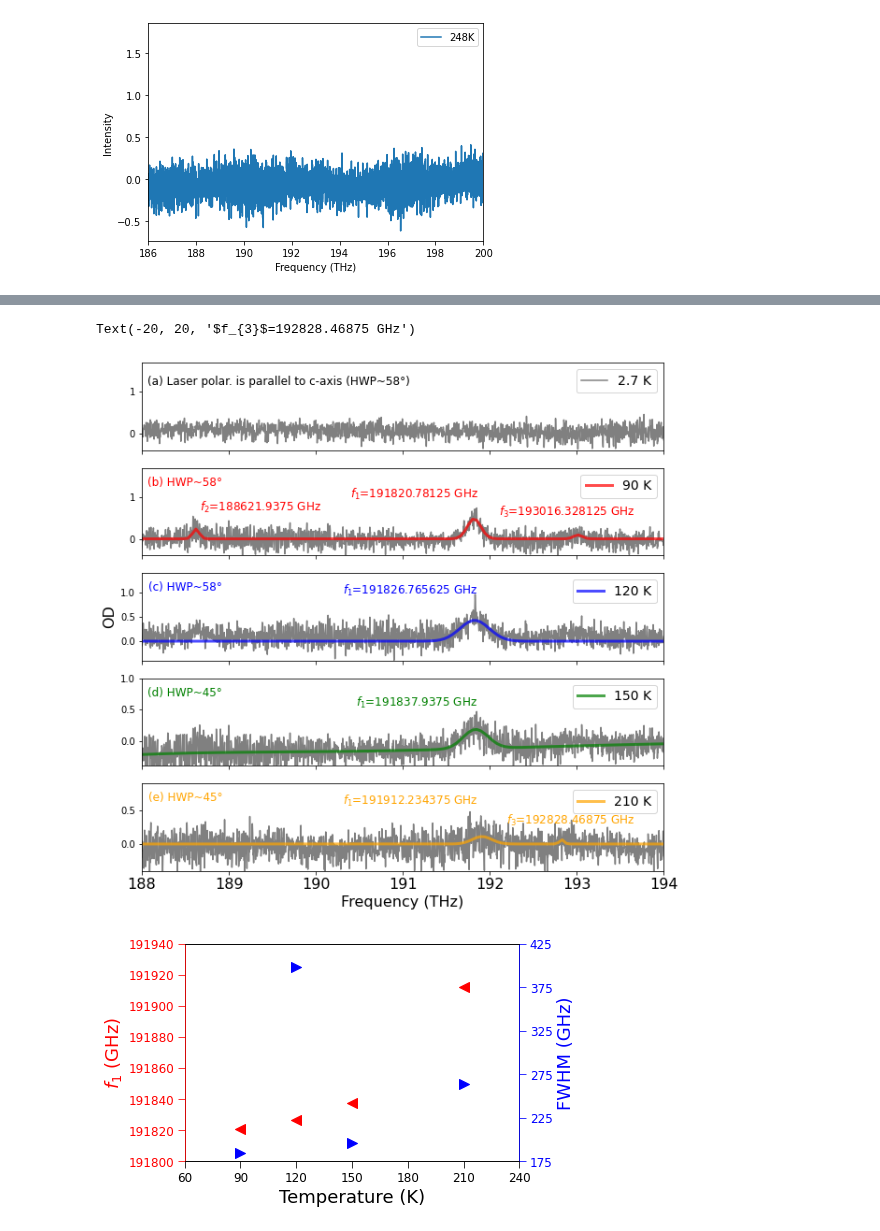
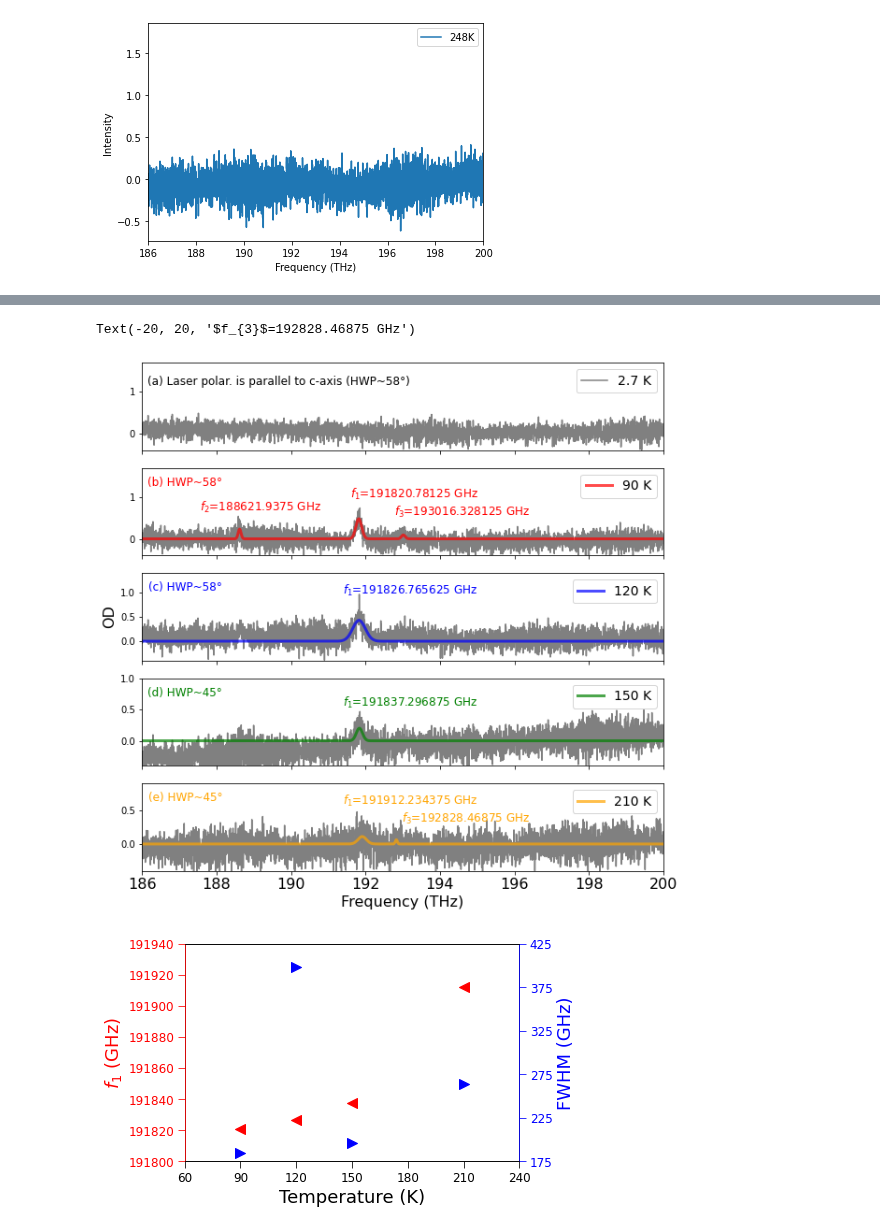
Before and after one commit to JUOM2016/Quick_cal_and_plotting, a Jupyter notebook: absorption_white_light_OD_parallel.ipynb, the cells around one changed output, grey strips where cells are left out. Saved outputs shown, nothing was run; the diff lists cells and outputs as text; code cells hidden in the pictures.

```diff
--- a/absorption_white_light_OD_parallel.ipynb
+++ b/absorption_white_light_OD_parallel.ipynb
@@ -133,7 +133,8 @@ for index in range(len(selceted_file)):
     print(len(peaks))
 
     fig,ax=plt.subplots()
-    ax.plot(freq_plot,intensity_plot)
+    ax.plot(freq_plot,intensity_plot, label="{}".format(sub_folders[index]))
+    ax.legend()
     ax.plot(freq_plot,intensity_smooth)
     ax.plot(freq_plot[peaks], intensity_smooth[peaks], "x",color='red')
     ax.set_xlabel('Frequency (THz)')
@@ -179,7 +180,8 @@ for index in range(len(selceted_file)):
         fitted_data_normalised[index*2+1]=pd.DataFrame(normalised_fit_curve)
 
         fig,ax = plt.subplots()
-        ax.plot(freq_plot, intensity_plot)
+        ax.plot(freq_plot, intensity_plot, label="{}".format(sub_folders[index]))
+        ax.legend()
         ax.plot(freq_0,fit_curve,color='r')
         ax.set_xlabel('Frequency (THz)')
         ax.set_ylabel('Intensity')
@@ -252,7 +254,8 @@ for index in range(len(selceted_file)):
         fitted_data_normalised[index*2+1]=pd.DataFrame(normalised_fit_curve)
 
         fig,ax = plt.subplots()
-        ax.plot(freq_plot, intensity_plot)
+        ax.plot(freq_plot, intensity_plot, label="{}".format(sub_folders[index]))
+        ax.legend()
         ax.plot(freq_0,fit_curve,color='r')
         ax.set_xlabel('Frequency (THz)')
         ax.set_ylabel('Intensity')
@@ -269,7 +272,7 @@ for index in range(len(selceted_file)):
     elif len(peaks) == 3:
         peak_num[index]=3
         fit_3,success_3=curve_fit(triple_gaussian,freq_plot,intensity_plot,p0=[intensity_plot[peaks[0]],freq_plot[peaks[0]],0.1,intensity_plot[peaks[1]],freq_plot[peaks[1]],0.1,intensity_plot[peaks[2]],freq_plot[peaks[2]],0.1])
-        freq_0=np.linspace(min(freq_plot),max(freq_plot),300)
+        freq_0=np.linspace(min(freq_plot),max(freq_plot),1000)
         fit_curve=triple_gaussian(freq_0,fit_3[0],fit_3[1],fit_3[2],fit_3[3],fit_3[4],fit_3[5],fit_3[6],fit_3[7],fit_3[8])
         normalised_fit_curve = (fit_curve-min(fit_curve))/(max(fit_curve)-min(fit_curve))
 
@@ -336,7 +339,7 @@ for index in range(len(selceted_file)):
         peak_amplitude_fitting_4[index]=fit_curve[peaks_fitting[1]]
         peak_area_fitting_4[index]=simpson(fit_curve[pos_AB_fitting_left_4:pos_AB_fitting_right_4],freq_0[pos_AB_fitting_left_4:pos_AB_fitting_right_4])
 
-        # Find the boundries of the window of the fitted data for calculating the area of the peak 2
+        # Find the boundries of the window of the fitted data for calculating the area of the peak 3
         peaks_fitting,_=signal.find_peaks(fit_curve,prominence=prominence_fitting_value[index])
         area_boundry_fitting_left_5=freq_0[peaks_fitting[2]]-FWHM_5[index]*2/1000
         area_boundry_fitting_right_5=freq_0[peaks_fitting[2]]+FWHM_5[index]*2/1000
@@ -353,7 +356,8 @@ for index in range(len(selceted_file)):
         fitted_data_normalised[index*2+1]=pd.DataFrame(normalised_fit_curve)
 
         fig,ax = plt.subplots()
-        ax.plot(freq_plot, intensity_plot)
+        ax.plot(freq_plot, intensity_plot, label="{}".format(sub_folders[index]))
+        ax.legend()
         ax.plot(freq_0,fit_curve,color='r')
         ax.set_xlabel('Frequency (THz)')
         ax.set_ylabel('Intensity')
@@ -372,7 +376,7 @@ for index in range(len(selceted_file)):
         ax.axvline(freq_0[pos_AB_fitting_right_5],color='r',linestyle='dashed')
 
     else:
-        print('This program can ONLY fit two Gaussian peaks!')
+        print('This program can ONLY fit three Gaussian peaks!')
 
 fitted_data=fitted_data.to_numpy()
 fitted_data_normalised=fitted_data_normalised.to_numpy()
@@ -403,31 +407,31 @@ This program can ONLY fit two Gaussian peaks!
 fig,axs=plt.subplots(5,1,figsize=(10,10))
 
 axs[0].plot(output_raw_data[:,0], output_raw_data[:,1], label='2.7 K',color='grey')
-axs[0].set_xlim(188,194)
+axs[0].set_xlim(186,200)
 axs[0].set_ylim(-0.4,1.7)
 axs[0].set_xticklabels([])
 
 axs[1].plot(output_raw_data[:,2], output_raw_data[:,3], color='grey')
 axs[1].plot(fitted_data[:,0], fitted_data[:,1], color='r', label='90 K',linewidth=3 ,alpha=0.7)
-axs[1].set_xlim(188,194)
+axs[1].set_xlim(186,200)
 axs[1].set_ylim(-0.4,1.7)
 axs[1].set_xticklabels([])
 
 axs[2].plot(output_raw_data[:,4], output_raw_data[:,5], color='grey')
 axs[2].plot(fitted_data[:,2], fitted_data[:,3], color='b',linewidth=3, label='120 K',alpha=0.7)
-axs[2].set_xlim(188,194)
+axs[2].set_xlim(186,200)
 axs[2].set_ylim(-0.4,1.4)
 axs[2].set_xticklabels([])
 
 axs[3].plot(output_raw_data[:,6], output_raw_data[:,7], color='grey')
 axs[3].plot(fitted_data[:,4], fitted_data[:,5], color='g',linewidth=3, label='150 K',alpha=0.7)
-axs[3].set_xlim(188,194)
+axs[3].set_xlim(186,200)
 axs[3].set_ylim(-0.4,1.0)
 axs[3].set_xticklabels([])
 
 axs[4].plot(output_raw_data[:,8], output_raw_data[:,9], color='grey')
 axs[4].plot(fitted_data[:,6], fitted_data[:,7], color='orange',linewidth=3, label='210 K',alpha=0.7)
-axs[4].set_xlim(188,194)
+axs[4].set_xlim(186,200)
 axs[4].set_ylim(-0.4,0.9)
 
 axs[0].legend(fontsize=14)
@@ -466,7 +470,7 @@ axs[1].annotate(("$f_{2}$"+ "=" +"{} GHz".format(np.float32(f0_3[1]*1000))),
             verticalalignment='bottom',color='r',fontsize=12)
 
 axs[1].annotate(("$f_{3}$"+ "=" +"{} GHz".format(np.float32(f0_5[1]*1000))),
-            xy=(0.98, 0.2), xycoords='axes fraction',
+            xy=(0.78, 0.2), xycoords='axes fraction',
             xytext=(-20, 20), textcoords='offset pixels',
             horizontalalignment='right',
             verticalalignment='bottom',color='r',fontsize=12)
@@ -485,36 +489,36 @@ axs[2].annotate(("$f_{1}$"+ "=" +"{} GHz".format(np.float32(f0_0[2]*1000))),
 
 axs[3].annotate('(d) HWP~45\N{DEGREE SIGN}',
             xy=(0.19, 0.55), xycoords='axes fraction',
             xytext=(-20, 20), textcoords='offset pixels',
             horizontalalignment='right',
             verticalalignment='bottom',color='g',fontsize=12)
 
-axs[3].annotate(("$f_{1}$"+ "=" +"{} GHz".format(np.float32(f0_4[3]*1000))),
+axs[3].annotate(("$f_{1}$"+ "=" +"{} GHz".format(np.float32(f0_0[3]*1000))),
             xy=(0.68, 0.42), xycoords='axes fraction',
             xytext=(-20, 20), textcoords='offset pixels',
             horizontalalignment='right',
             verticalalignment='bottom',color='g',fontsize=12)
 
 axs[4].annotate('(e) HWP~45\N{DEGREE SIGN}',
             xy=(0.19, 0.55), xycoords='axes fraction',
             xytext=(-20, 20), textcoords='offset pixels',
             horizontalalignment='right',
             verticalalignment='bottom',color='orange',fontsize=12)
 
 axs[4].annotate(("$f_{1}$"+ "=" +"{} GHz".format(np.float32(f0_1[4]*1000))),
             xy=(0.68, 0.5), xycoords='axes fraction',
             xytext=(-20, 20), textcoords='offset pixels',
             horizontalalignment='right',
             verticalalignment='bottom',color='orange',fontsize=12)
 
 axs[4].annotate(("$f_{3}$"+ "=" +"{} GHz".format(np.float32(f0_2[4]*1000))),
-            xy=(0.98, 0.28), xycoords='axes fraction',
+            xy=(0.78, 0.3), xycoords='axes fraction',
             xytext=(-20, 20), textcoords='offset pixels',
             horizontalalignment='right',
             verticalalignment='bottom',color='orange',fontsize=12)
 # %% [output]
 Text(-20, 20, '$f_{3}$=192828.46875 GHz')
-[figure, old version]
+[figure, new version]
 # %%
 temp=[90, 120, 150, 210]
 f0_main=np.empty([len(temp),2])
```
Also changed, not shown: parts of 2 cells of this notebook, 1 other file.
